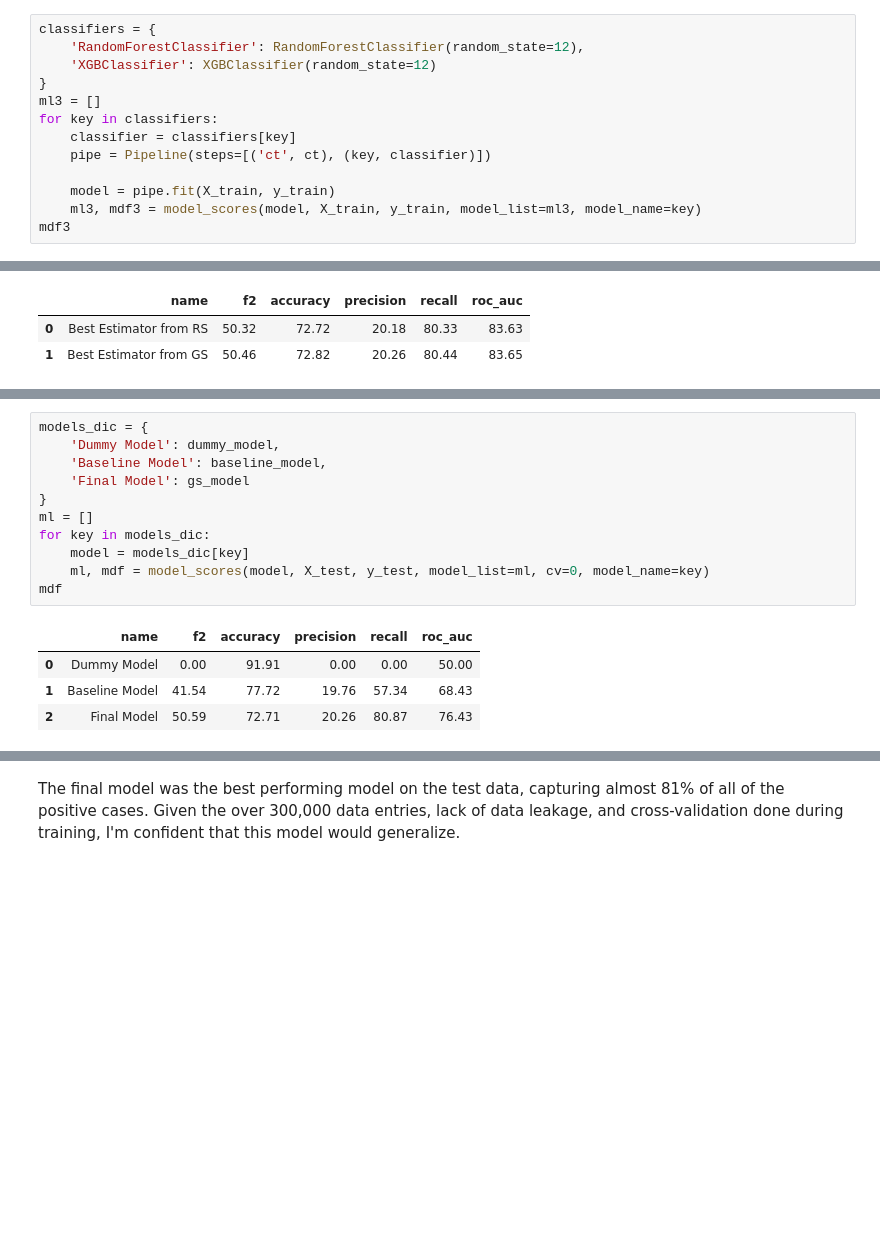
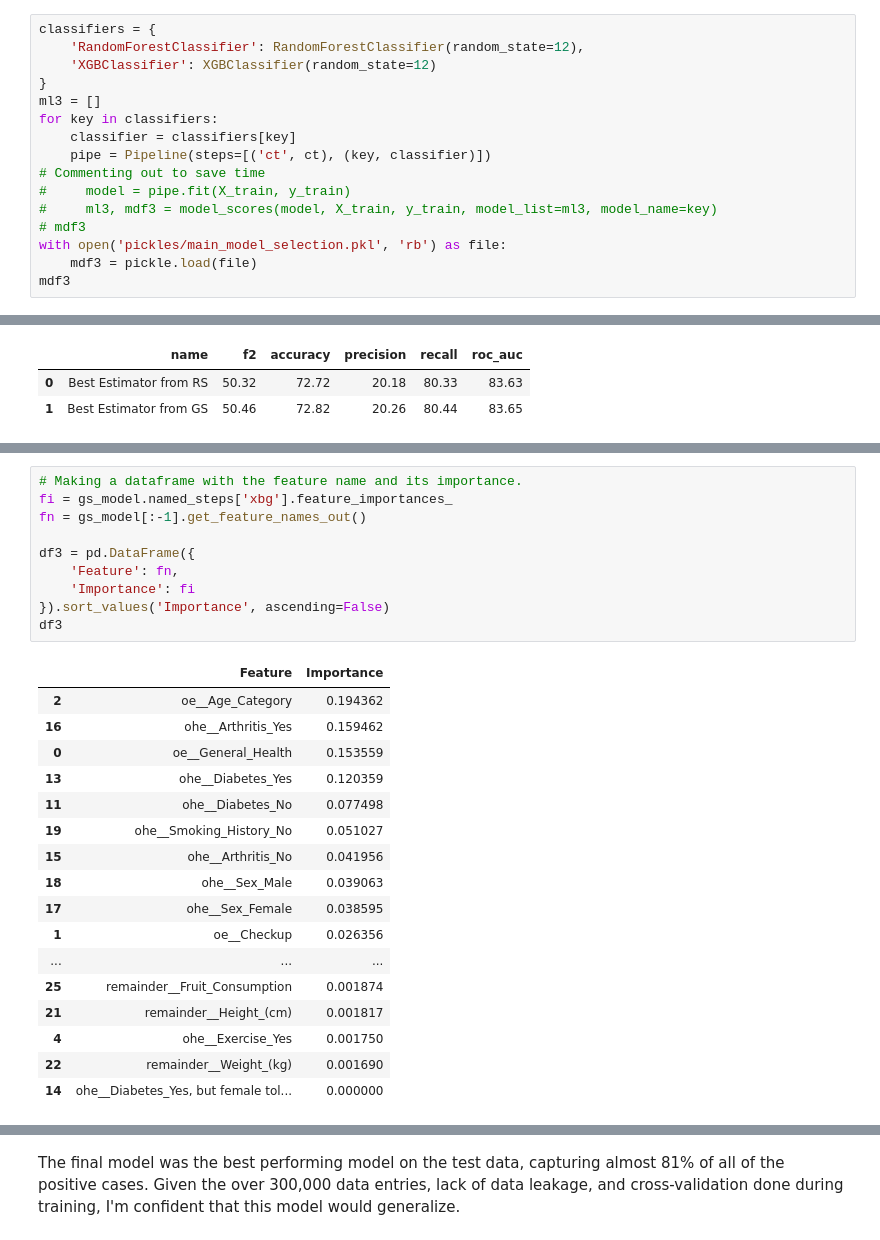
Before and after one commit to rlodetti/classification_project, a Jupyter notebook: Classification Project- Predicting Cardiovascular Disease.ipynb, the cells around one changed output, grey strips where cells are left out. Drawn from its saved outputs; the diff is of its cells as text; blank space fills up the shorter version.

```diff
--- a/Classification Project- Predicting Cardiovascular Disease.ipynb
+++ b/Classification Project- Predicting Cardiovascular Disease.ipynb
@@ -280,9 +282,12 @@ ml3 = []
 for key in classifiers:
     classifier = classifiers[key]
     pipe = Pipeline(steps=[('ct', ct), (key, classifier)])
-
-    model = pipe.fit(X_train, y_train)
-    ml3, mdf3 = model_scores(model, X_train, y_train, model_list=ml3, model_name=key)
+# Commenting out to save time
+#     model = pipe.fit(X_train, y_train)
+#     ml3, mdf3 = model_scores(model, X_train, y_train, model_list=ml3, model_name=key)
+# mdf3
+with open('pickles/main_model_selection.pkl', 'rb') as file:
+    mdf3 = pickle.load(file)
 mdf3
 # %% [output]
 |  | name | f2 | accuracy | precision | recall | roc_auc |
@@ -443,16 +462,28 @@ Now that we have found the final model, I will score each of our models on the t
 # %%
-models_dic = {
-    'Dummy Model': dummy_model,
-    'Baseline Model': baseline_model,
-    'Final Model': gs_model
-}
-ml = []
-for key in models_dic:
-    model = models_dic[key]
-    ml, mdf = model_scores(model, X_test, y_test, model_list=ml, cv=0, model_name=key)
-mdf
+# Making a dataframe with the feature name and its importance.
+fi = gs_model.named_steps['xbg'].feature_importances_
+fn = gs_model[:-1].get_feature_names_out()
+
+df3 = pd.DataFrame({
+    'Feature': fn,
+    'Importance': fi
+}).sort_values('Importance', ascending=False)
+df3
 # %% [output]
-|  | name | f2 | accuracy | precision | recall | roc_auc |
-| 0 | Dummy Model | 0.00 | 91.91 | 0.00 | 0.00 | 50.00 |
-| 1 | Baseline Model | 41.54 | 77.72 | 19.76 | 57.34 | 68.43 |
-| 2 | Final Model | 50.59 | 72.71 | 20.26 | 80.87 | 76.43 |
+|  | Feature | Importance |
+| 2 | oe__Age_Category | 0.194362 |
+| 16 | ohe__Arthritis_Yes | 0.159462 |
+| 0 | oe__General_Health | 0.153559 |
+| 13 | ohe__Diabetes_Yes | 0.120359 |
+| 11 | ohe__Diabetes_No | 0.077498 |
+| 19 | ohe__Smoking_History_No | 0.051027 |
+| 15 | ohe__Arthritis_No | 0.041956 |
+| 18 | ohe__Sex_Male | 0.039063 |
+| 17 | ohe__Sex_Female | 0.038595 |
+| 1 | oe__Checkup | 0.026356 |
+| ... | ... | ... |
+| 25 | remainder__Fruit_Consumption | 0.001874 |
+| 21 | remainder__Height_(cm) | 0.001817 |
+| 4 | ohe__Exercise_Yes | 0.001750 |
+| 22 | remainder__Weight_(kg) | 0.001690 |
+| 14 | ohe__Diabetes_Yes, but female tol... | 0.000000 |
```
Also changed, not shown: parts of 29 cells of this notebook, 9 other files.
